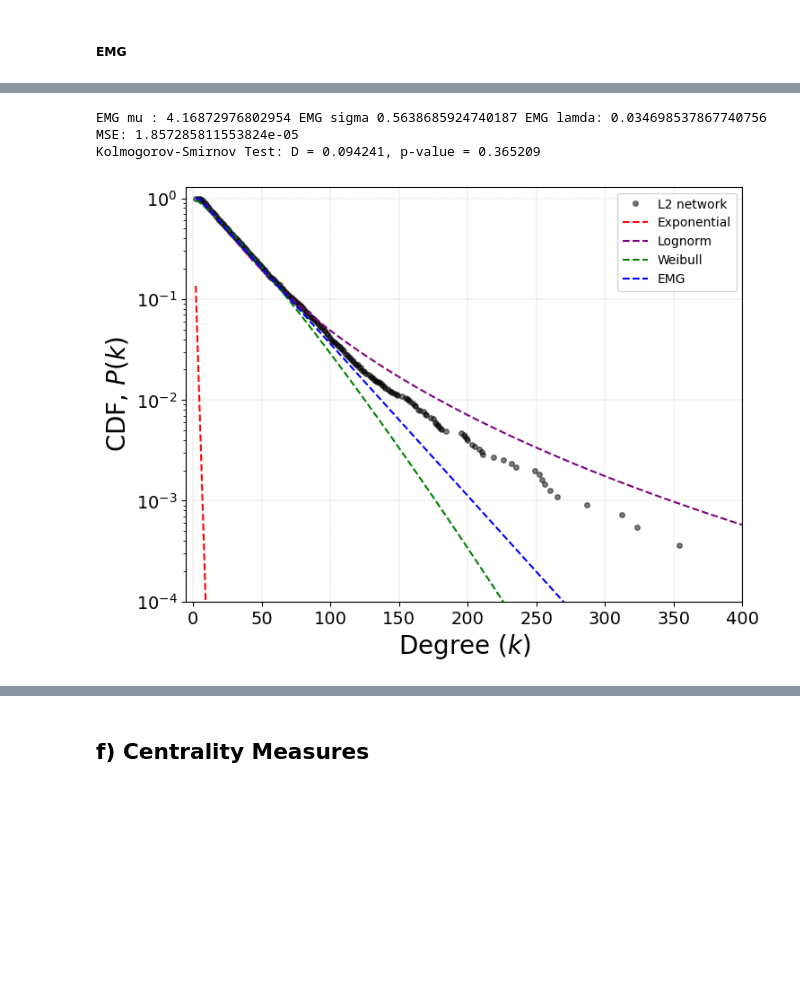
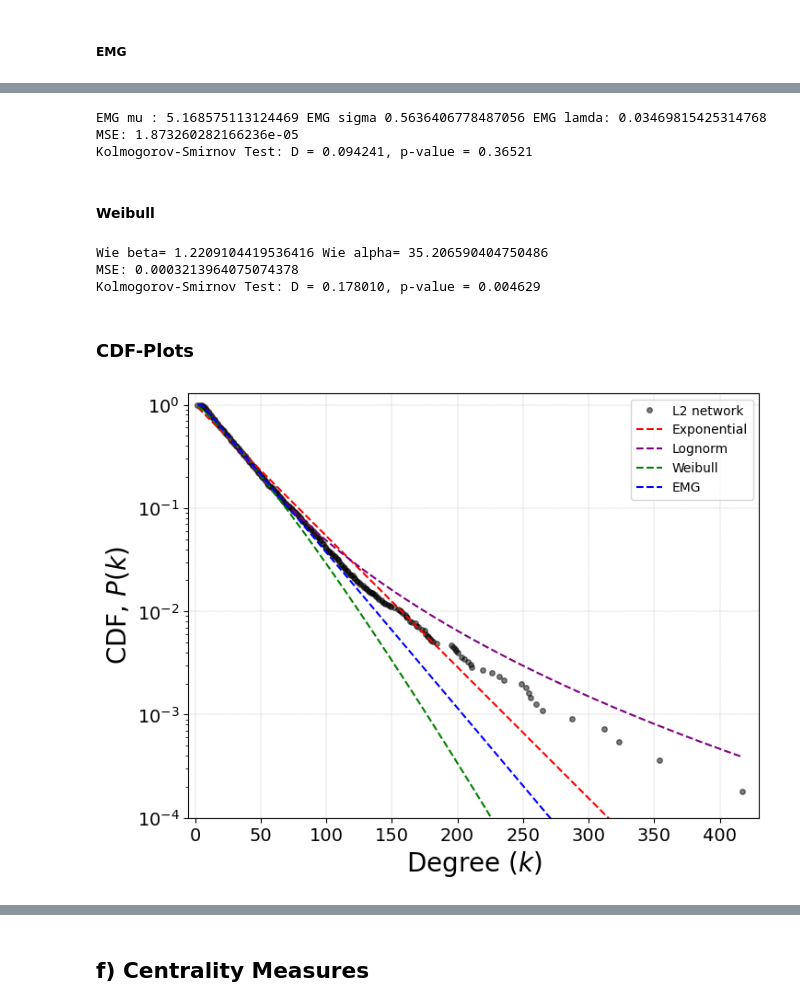
Before and after one commit to mateocarpio/Uncovering-Organizational-Structures-Through-Facebook-Friendship-Networks, a Jupyter notebook: Analizer.ipynb, the cells around one changed output, grey strips where cells are left out. Saved outputs shown, nothing was run; the diff lists cells and outputs as text; code cells hidden in the pictures; blank space fills up the shorter version.

```diff
--- a/Analizer.ipynb
+++ b/Analizer.ipynb
@@ -726,16 +692,16 @@ Kolmogorov-Smirnov Test: D = 0.055875, p-value = 0.906529
 # %%
 # Fit the Log-Normal CDF using Least Squares Fitting (LSF)
-popt, _ = curve_fit(lognormal_cdf, k_values, cdf_empirical)
+popt, _ = curve_fit(lognormal_cdf, k_values, cdf_fit)
 log_sigma_cdf_fit,log_mu_cdf_fit = popt
 lognormal_cdf_fit = lognormal_cdf(k_fit, log_sigma_cdf_fit, log_mu_cdf_fit)
 print("log sigma:",log_sigma_cdf_fit,"log mu",log_mu_cdf_fit)
 
 
 lognormal_compare_fit =  lognormal_cdf( np.array(k_values), log_sigma_cdf_fit, log_mu_cdf_fit)
-mse_cdf = mean_squared_error(cdf_empirical, lognormal_compare_fit)
+mse_cdf = mean_squared_error(cdf_fit, lognormal_compare_fit)
 print("MSE:",mse_cdf)
 
-ks_stat, p_value_ks = ks_2samp(cdf_empirical, lognormal_compare_fit)
+ks_stat, p_value_ks = ks_2samp(cdf_fit, lognormal_compare_fit)
 
 print(f"Kolmogorov-Smirnov Test: D = {ks_stat:.6f}, p-value = {p_value_ks:.6f}")
 # %% [output]
@@ -768,50 +713,73 @@ Kolmogorov-Smirnov Test: D = 0.162304, p-value = 0.012942
-# %%
-# Fit the EMG distribution using Least Squares Fitting (LSF) on CDF
-popt, _ = curve_fit(emg_cdf, k_values, cdf_empirical, p0=(5, 1, 0.04))
-mu_cdf_fit, sigma_cdf_fit, lambda_cdf_fit = popt
-emgcdf_fit = emg_cdf(k_fit, mu_cdf_fit, sigma_cdf_fit, lambda_cdf_fit)
-
-print("EMG mu :",mu_cdf_fit,"EMG sigma",sigma_cdf_fit, "EMG lamda:", lambda_cdf_fit)
-
-cdf_emg_compare_fit =  emg_cdf( np.array(k_values),mu_cdf_fit, sigma_cdf_fit, lambda_cdf_fit)
-mse_cdf = mean_squared_error(cdf_empirical, cdf_emg_compare_fit)
-print("MSE:",mse_cdf)
-
-
-ks_stat, p_value_ks = ks_2samp(cdf_empirical, cdf_emg_compare_fit)
-
-print(f"Kolmogorov-Smirnov Test: D = {ks_stat:.6f}, p-value = {p_value_ks:.6f}")
-# %% [output]
-EMG mu : 4.16872976802954 EMG sigma 0.5638685924740187 EMG lamda: 0.034698537867740756
-MSE: 1.857285811553824e-05
-Kolmogorov-Smirnov Test: D = 0.094241, p-value = 0.365209
+# %%
+# Fit the EMG distribution using Least Squares Fitting (LSF) on CDF
+popt, _ = curve_fit(emg_cdf, k_values, cdf_fit, p0=(5, 1, 0.04))
+mu_cdf_fit, sigma_cdf_fit, lambda_cdf_fit = popt
+emgcdf_fit = emg_cdf(k_fit, mu_cdf_fit, sigma_cdf_fit, lambda_cdf_fit)
+
+print("EMG mu :",mu_cdf_fit,"EMG sigma",sigma_cdf_fit, "EMG lamda:", lambda_cdf_fit)
+
+cdf_emg_compare_fit =  emg_cdf( np.array(k_values),mu_cdf_fit, sigma_cdf_fit, lambda_cdf_fit)
+mse_cdf = mean_squared_error(cdf_fit, cdf_emg_compare_fit)
+print("MSE:",mse_cdf)
+
+
+ks_stat, p_value_ks = ks_2samp(cdf_fit, cdf_emg_compare_fit)
+
+print(f"Kolmogorov-Smirnov Test: D = {ks_stat:.6f}, p-value = {p_value_ks:.5f}")
+# %% [output]
+EMG mu : 5.168575113124469 EMG sigma 0.5636406778487056 EMG lamda: 0.03469815425314768
+MSE: 1.873260282166236e-05
+Kolmogorov-Smirnov Test: D = 0.094241, p-value = 0.36521
+# %% [markdown]
+#### Weibull
+# %%
+# Fit the Weibull CDF using Least Squares Fitting (LSF)
+popt, _ = curve_fit(weibull_cdf, k_values, cdf_fit, p0=(1.5, np.mean(k_values)))
+beta_cdf_fit, alpha_cdf_fit = popt
+cdf_weibull_fit = weibull_cdf(k_fit, beta_cdf_fit, alpha_cdf_fit)
+print("Wie beta=",beta_cdf_fit, "Wie alpha=",alpha_cdf_fit)
+
+cdf_weibull_compare_fit =  weibull_cdf( np.array(k_values),beta_cdf_fit, alpha_cdf_fit)
+mse_cdf = mean_squared_error(cdf_fit, cdf_weibull_compare_fit)
+print("MSE:",mse_cdf)
+
+
+ks_stat, p_value_ks = ks_2samp(cdf_fit, cdf_weibull_compare_fit)
+
+print(f"Kolmogorov-Smirnov Test: D = {ks_stat:.6f}, p-value = {p_value_ks:.6f}")
+# %% [output]
+Wie beta= 1.2209104419536416 Wie alpha= 35.206590404750486
+MSE: 0.0003213964075074378
+Kolmogorov-Smirnov Test: D = 0.178010, p-value = 0.004629
+# %% [markdown]
+### CDF-Plots
 # %%
 plt.figure(figsize=(8,6))
 
-plt.plot(k_values,1 - np.concatenate([np.array([0]), cdf_empirical[:-1]]), linestyle='',label="L2 network",marker = 'o',markersize=4,color=cmap2[9],alpha=0.5)
+plt.plot(k_values,1 - cdf_fit, linestyle='',label="L2 network",marker = 'o',markersize=4,color=cmap2[9],alpha=0.5)
 
 # plt.plot(k_values,1 - np.array(cdf_empirical), linestyle='',label="L2 network",marker = 'o',markersize=4,color=cmap2[9],alpha=0.5)
 
 plt.plot(k_fit, 1 - exp_cdf_fit, 'red', linestyle='--', label=f'Exponential')
-# plt.plot(k_fit, 1 -cdf_powerlaw_fit, 'gold', linestyle='--', label=f'Power Law')
+# plt.plot(k_fit, 1 - cdf_powerlaw_fit, 'gold', linestyle='--', label=f'Power Law')
 plt.plot(k_fit, 1 - lognormal_cdf_fit, 'purple', linestyle='--', label=f'Lognorm')
 plt.plot(k_fit, 1 -cdf_weibull_fit, 'green', linestyle='--', label=f'Weibull')
-plt.plot(k_values, 1- cdf_emg_compare_fit, 'blue', linestyle='--', label=f'EMG')
+plt.plot(k_fit, 1- emgcdf_fit, 'blue', linestyle='--', label=f'EMG')
 
 
 
 plt.ylim(10**-4,1.3)
 plt.xlabel(r"Degree $(k)$", fontsize=20)
 plt.ylabel(r"CDF, $P(k)$", fontsize=20)
 plt.legend()
 plt.yscale('log')
 # plt.xscale('log')
 
 plt.tick_params(axis='both', which='major', labelsize=14)
 plt.grid(linestyle='--', linewidth=0.3)
 
-plt.xlim(-5,400)
+plt.xlim(-5,430)
 # plt.savefig("figures/cdf_based_cdf.png", dpi=300, bbox_inches='tight')  # High-resolution save
 plt.show()
 # %% [output]
-[figure, old version]
+[figure, new version]
```
Also changed, not shown: parts of 135 cells of this notebook, 1 other file.
